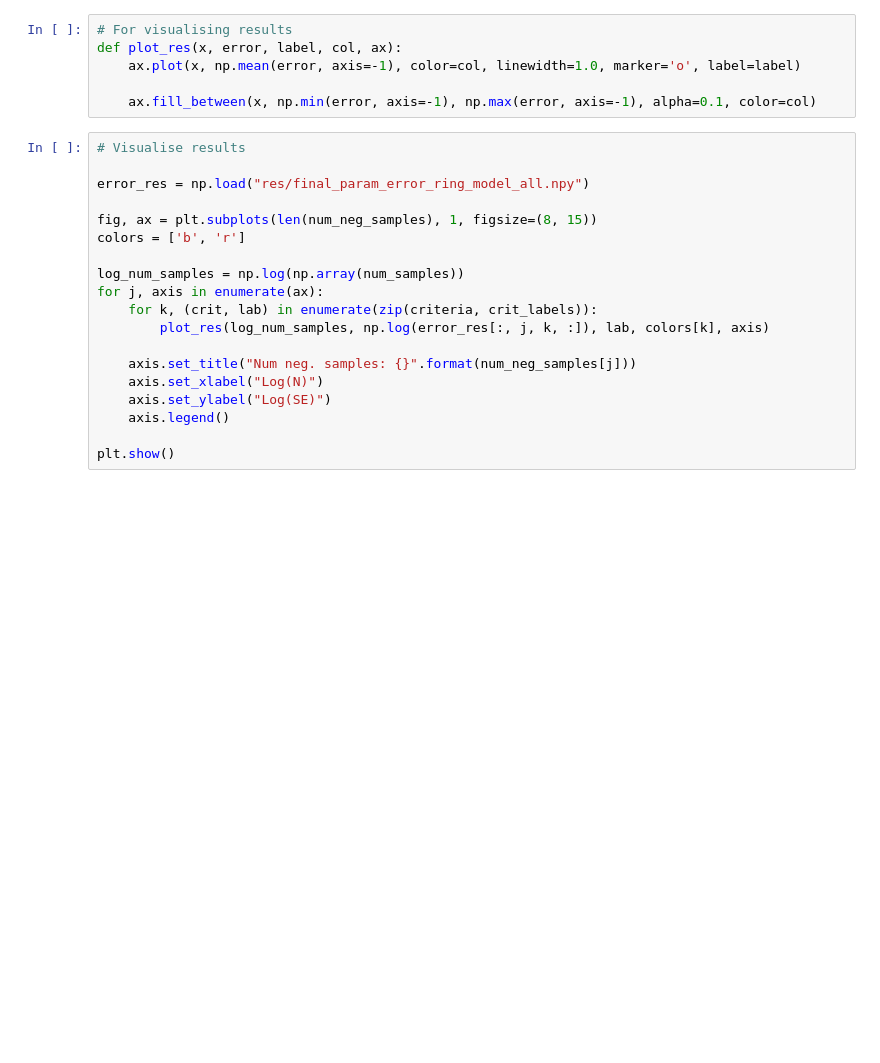
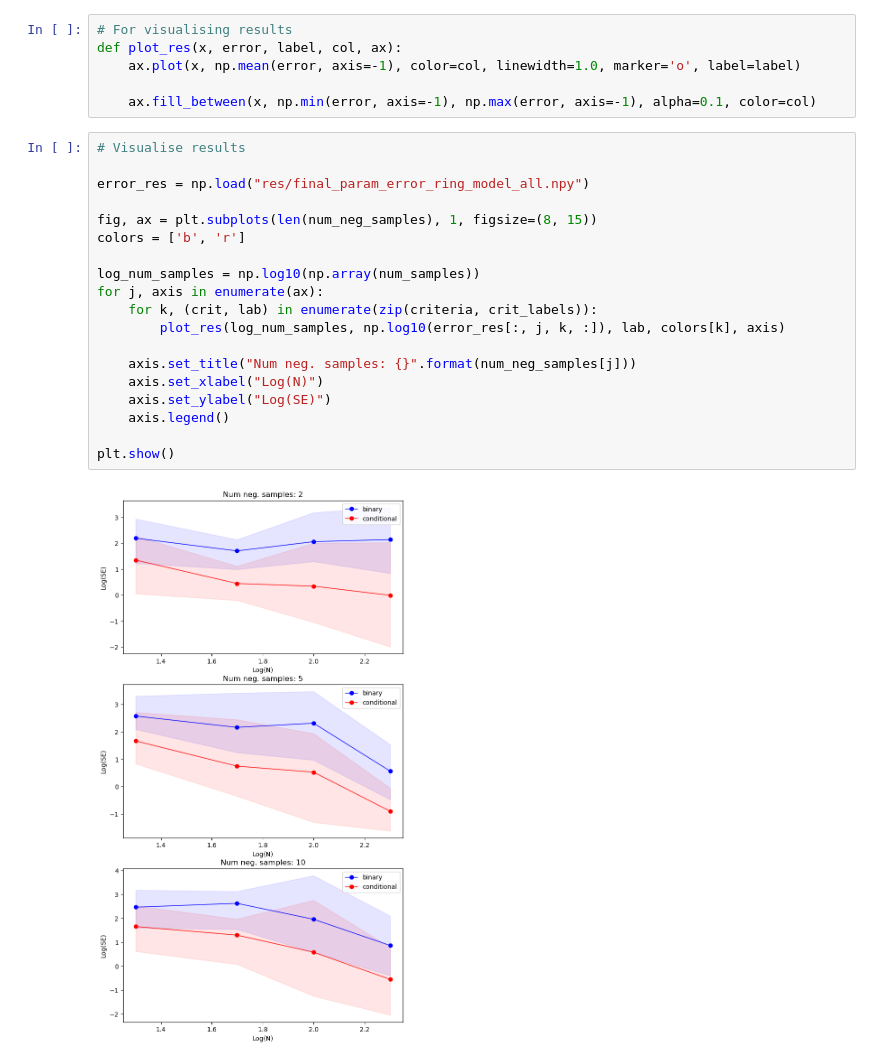
Before and after one commit to jackonelli/nce_cd_cis, a Jupyter notebook: nbs/ring_model_exp.ipynb, the cells around one changed output. Saved outputs shown, nothing was run; the diff lists cells and outputs as text; blank space fills up the shorter version.

```diff
--- a/nbs/ring_model_exp.ipynb
+++ b/nbs/ring_model_exp.ipynb
@@ -262,19 +263,21 @@ def plot_res(x, error, label, col, ax):
 # %%
 # Visualise results
 
 error_res = np.load("res/final_param_error_ring_model_all.npy")
 
 fig, ax = plt.subplots(len(num_neg_samples), 1, figsize=(8, 15))
 colors = ['b', 'r']
 
-log_num_samples = np.log(np.array(num_samples))
+log_num_samples = np.log10(np.array(num_samples))
 for j, axis in enumerate(ax):
     for k, (crit, lab) in enumerate(zip(criteria, crit_labels)):
-        plot_res(log_num_samples, np.log(error_res[:, j, k, :]), lab, colors[k], axis)
+        plot_res(log_num_samples, np.log10(error_res[:, j, k, :]), lab, colors[k], axis)
 
     axis.set_title("Num neg. samples: {}".format(num_neg_samples[j]))
     axis.set_xlabel("Log(N)")
     axis.set_ylabel("Log(SE)")
     axis.legend()
 
 plt.show()
+# %% [output]
+[figure, added]
```
Also changed, not shown: parts of 2 cells of this notebook, 3 other files.
